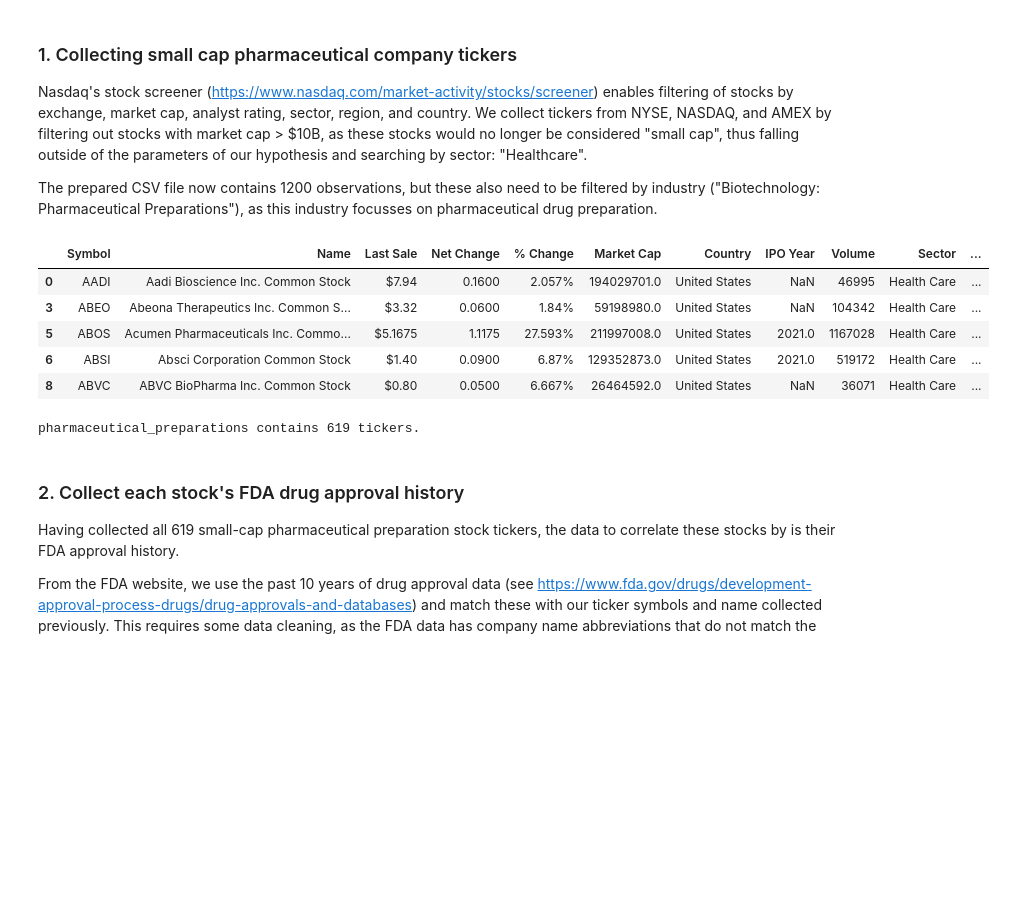
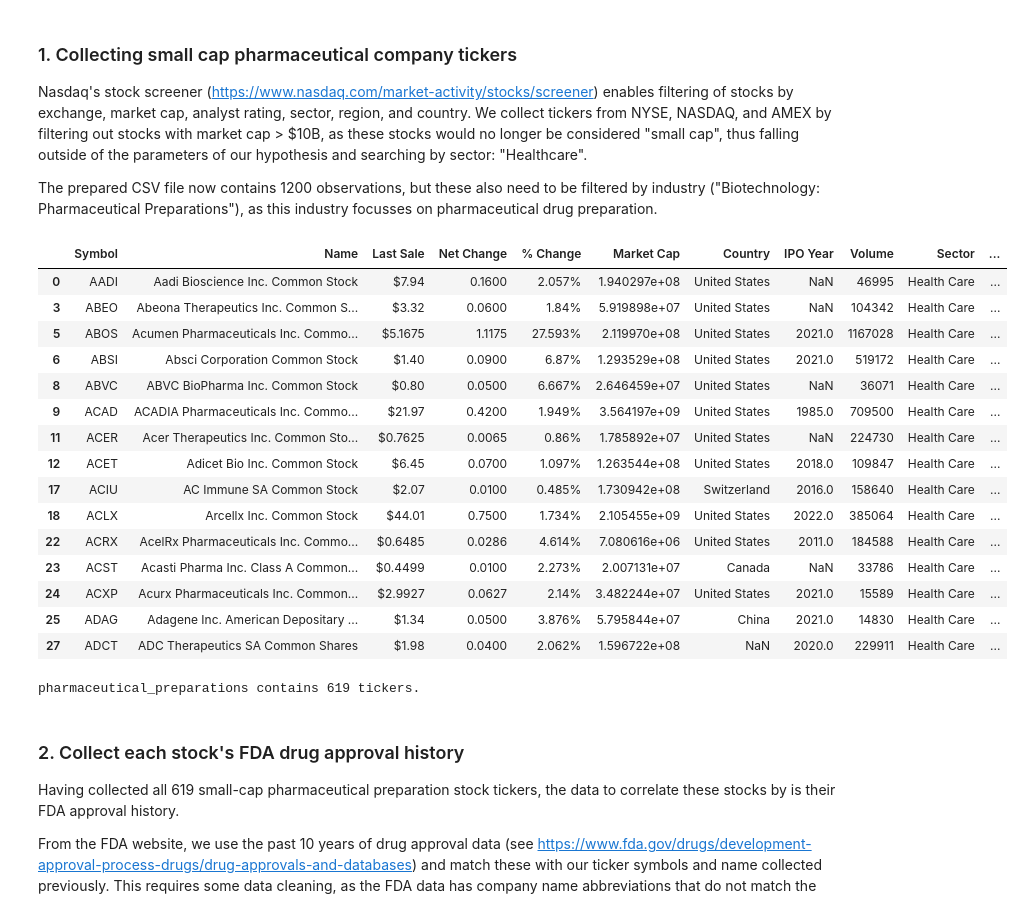
Before and after one commit to zanderfilet/198FP, a Jupyter notebook: final_project_report.ipynb, the cells around one changed output. Cells and saved outputs as stored; diff of their text form; code cells hidden in the pictures; blank space fills up the shorter version.

```diff
--- a/final_project_report.ipynb
+++ b/final_project_report.ipynb
@@ -104,16 +112,26 @@ The prepared CSV file now contains 1200 observations, but these also need to be
 # %%
 healthcare_stocks = pd.read_csv("nasdaq_screener_1683316923031.csv")
 
 pharmaceutical_preparations = healthcare_stocks.loc[healthcare_stocks["Industry"] == "Biotechnology: Pharmaceutical Preparations"] # Filter by Industry
-pharmaceutical_preparations.head()
+pharmaceutical_preparations.head(15)
 print("pharmaceutical_preparations contains", len(pharmaceutical_preparations.index), "tickers.")
 # %% [output]
 |  | Symbol | Name | Last Sale | Net Change | % Change | Market Cap | Country | IPO Year | Volume | Sector | ... |
-| 0 | AADI | Aadi Bioscience Inc. Common Stock | $7.94 | 0.1600 | 2.057% | 194029701.0 | United States | NaN | 46995 | Health Care | ... |
-| 3 | ABEO | Abeona Therapeutics Inc. Common S... | $3.32 | 0.0600 | 1.84% | 59198980.0 | United States | NaN | 104342 | Health Care | ... |
-| 5 | ABOS | Acumen Pharmaceuticals Inc. Commo... | $5.1675 | 1.1175 | 27.593% | 211997008.0 | United States | 2021.0 | 1167028 | Health Care | ... |
-| 6 | ABSI | Absci Corporation Common Stock | $1.40 | 0.0900 | 6.87% | 129352873.0 | United States | 2021.0 | 519172 | Health Care | ... |
-| 8 | ABVC | ABVC BioPharma Inc. Common Stock | $0.80 | 0.0500 | 6.667% | 26464592.0 | United States | NaN | 36071 | Health Care | ... |
+| 0 | AADI | Aadi Bioscience Inc. Common Stock | $7.94 | 0.1600 | 2.057% | 1.940297e+08 | United States | NaN | 46995 | Health Care | ... |
+| 3 | ABEO | Abeona Therapeutics Inc. Common S... | $3.32 | 0.0600 | 1.84% | 5.919898e+07 | United States | NaN | 104342 | Health Care | ... |
+| 5 | ABOS | Acumen Pharmaceuticals Inc. Commo... | $5.1675 | 1.1175 | 27.593% | 2.119970e+08 | United States | 2021.0 | 1167028 | Health Care | ... |
+| 6 | ABSI | Absci Corporation Common Stock | $1.40 | 0.0900 | 6.87% | 1.293529e+08 | United States | 2021.0 | 519172 | Health Care | ... |
+| 8 | ABVC | ABVC BioPharma Inc. Common Stock | $0.80 | 0.0500 | 6.667% | 2.646459e+07 | United States | NaN | 36071 | Health Care | ... |
+| 9 | ACAD | ACADIA Pharmaceuticals Inc. Commo... | $21.97 | 0.4200 | 1.949% | 3.564197e+09 | United States | 1985.0 | 709500 | Health Care | ... |
+| 11 | ACER | Acer Therapeutics Inc. Common Sto... | $0.7625 | 0.0065 | 0.86% | 1.785892e+07 | United States | NaN | 224730 | Health Care | ... |
+| 12 | ACET | Adicet Bio Inc. Common Stock | $6.45 | 0.0700 | 1.097% | 1.263544e+08 | United States | 2018.0 | 109847 | Health Care | ... |
+| 17 | ACIU | AC Immune SA Common Stock | $2.07 | 0.0100 | 0.485% | 1.730942e+08 | Switzerland | 2016.0 | 158640 | Health Care | ... |
+| 18 | ACLX | Arcellx Inc. Common Stock | $44.01 | 0.7500 | 1.734% | 2.105455e+09 | United States | 2022.0 | 385064 | Health Care | ... |
+| 22 | ACRX | AcelRx Pharmaceuticals Inc. Commo... | $0.6485 | 0.0286 | 4.614% | 7.080616e+06 | United States | 2011.0 | 184588 | Health Care | ... |
+| 23 | ACST | Acasti Pharma Inc. Class A Common... | $0.4499 | 0.0100 | 2.273% | 2.007131e+07 | Canada | NaN | 33786 | Health Care | ... |
+| 24 | ACXP | Acurx Pharmaceuticals Inc. Common... | $2.9927 | 0.0627 | 2.14% | 3.482244e+07 | United States | 2021.0 | 15589 | Health Care | ... |
+| 25 | ADAG | Adagene Inc. American Depositary ... | $1.34 | 0.0500 | 3.876% | 5.795844e+07 | China | 2021.0 | 14830 | Health Care | ... |
+| 27 | ADCT | ADC Therapeutics SA Common Shares | $1.98 | 0.0400 | 2.062% | 1.596722e+08 | NaN | 2020.0 | 229911 | Health Care | ... |
 pharmaceutical_preparations contains 619 tickers.
 # %% [markdown]
 
```
Also changed, not shown: parts of 7 cells of this notebook.
